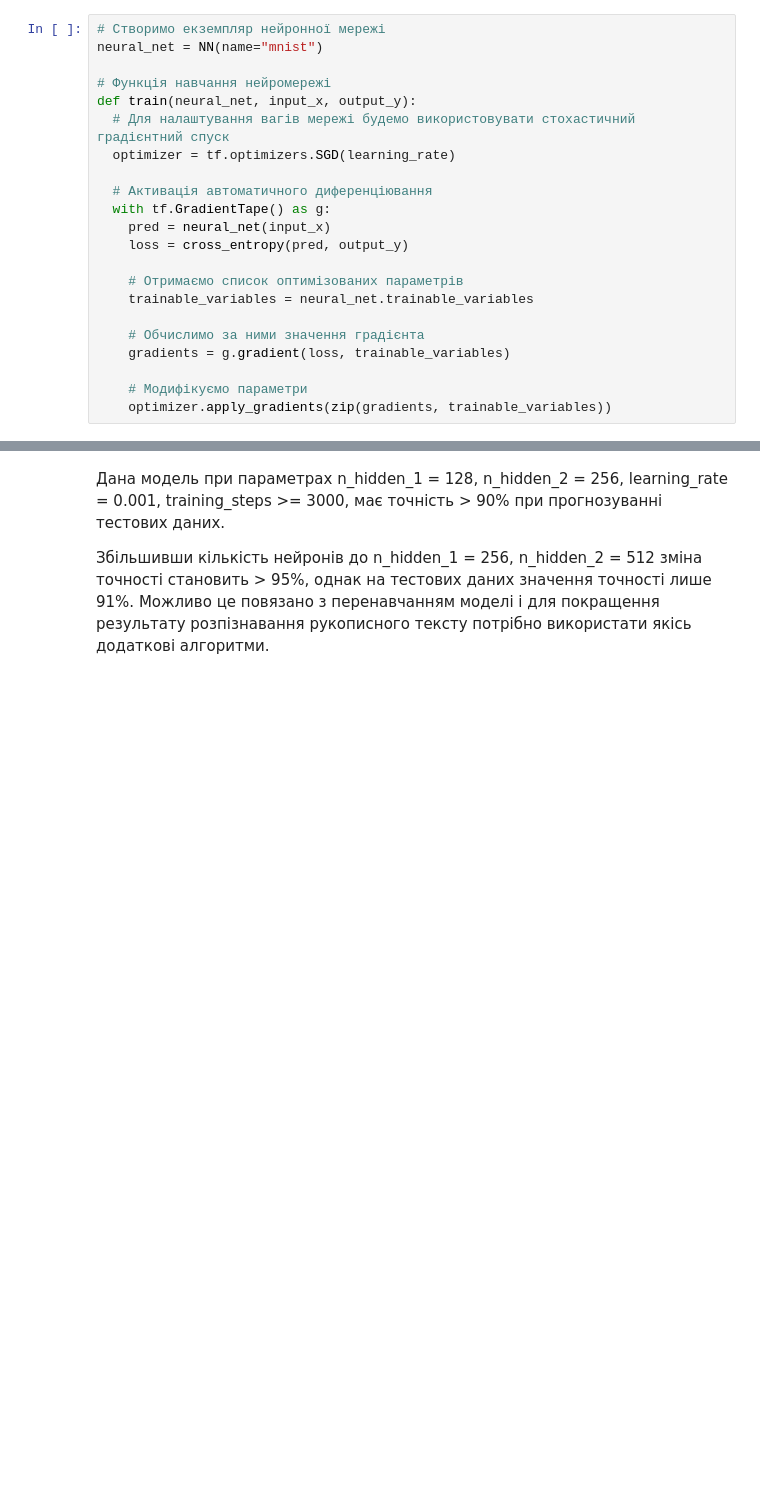
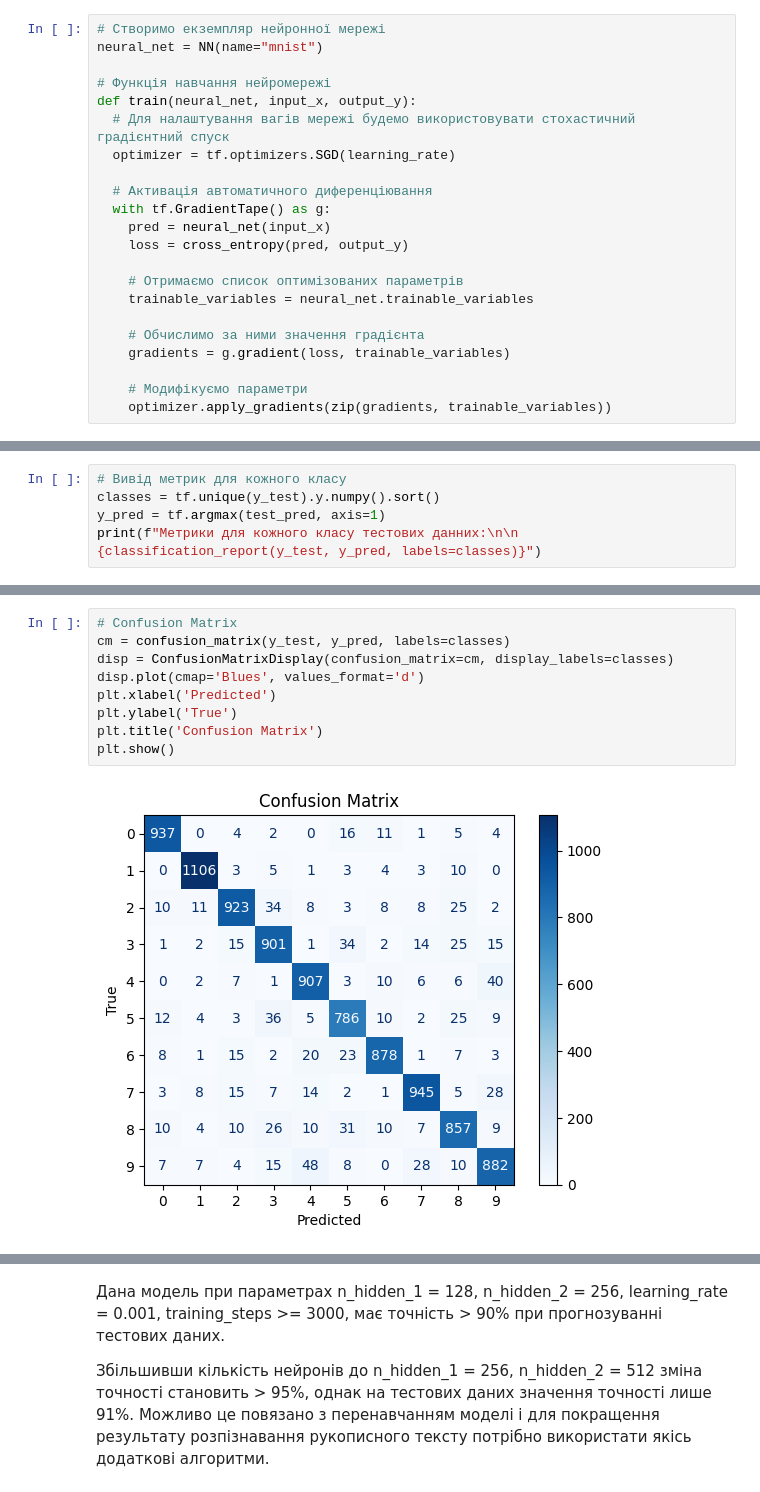
Before and after one commit to Yar-Mel/PYTHON-DATA-SCIENCE, a Jupyter notebook: HW8/Hw_8.ipynb, the cells around one changed output, grey strips where cells are left out. Cells and saved outputs as stored; diff of their text form; blank space fills up the shorter version.

```diff
--- a/HW8/Hw_8.ipynb
+++ b/HW8/Hw_8.ipynb
@@ -222,0 +221,5 @@ print(f"Точність на тестових даних: {accuracy(test_pred,
+# %%
+# Вивід метрик для кожного класу
+classes = tf.unique(y_test).y.numpy().sort()
+y_pred = tf.argmax(test_pred, axis=1)
+print(f"Метрики для кожного класу тестових данних:\n\n {classification_report(y_test, y_pred, labels=classes)}")
@@ -223,3 +245,14 @@ print(f"Точність на тестових даних: {accuracy(test_pred,
+# %%
+# Confusion Matrix
+cm = confusion_matrix(y_test, y_pred, labels=classes)
+disp = ConfusionMatrixDisplay(confusion_matrix=cm, display_labels=classes)
+disp.plot(cmap='Blues', values_format='d')
+plt.xlabel('Predicted')
+plt.ylabel('True')
+plt.title('Confusion Matrix')
+plt.show()
+# %% [output]
+[figure, added]
 # %%
 # Протестуємо навчену нейромережу на 10 зображеннях. З тестової вибірки візьми 5
 # випадкових зображень і передай їх у нейронну мережу.
```
Also changed, not shown: parts of 7 cells of this notebook.
